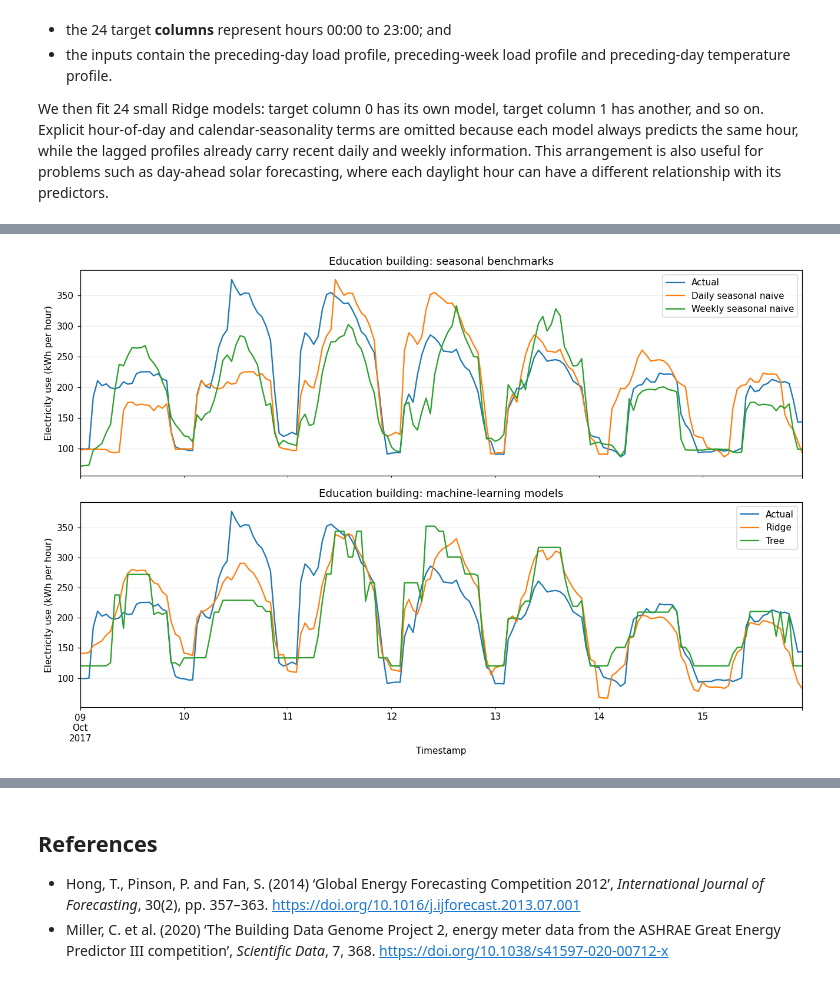
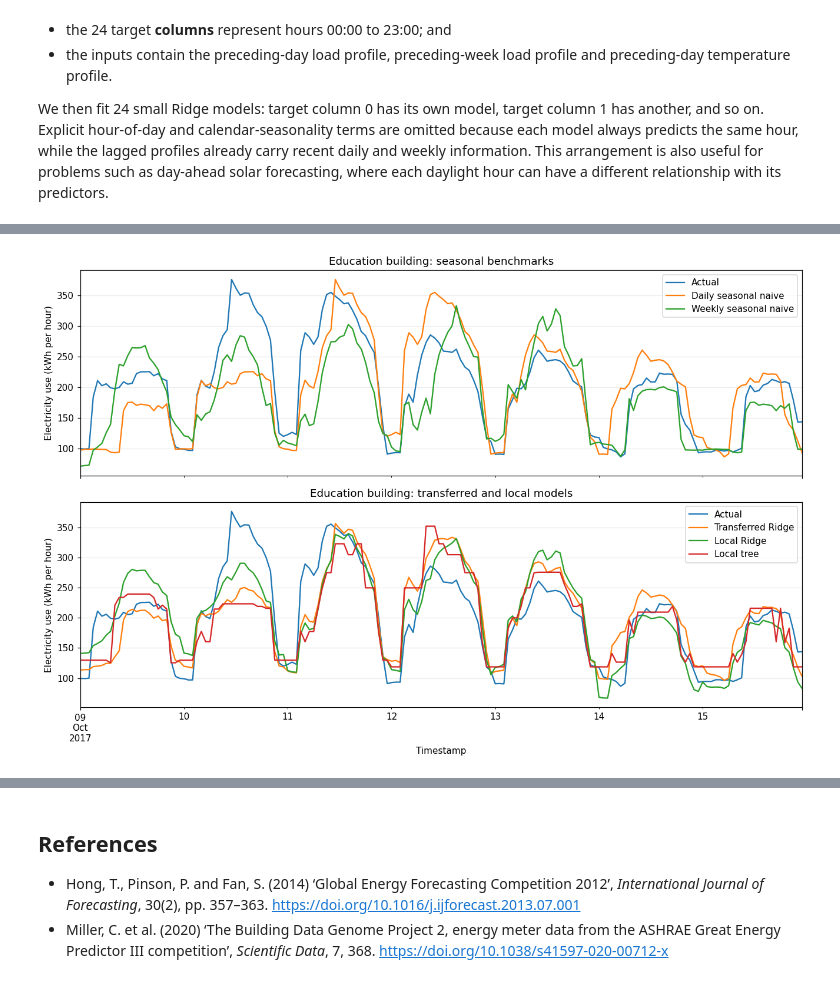
Before and after one commit to akylasstrat/BENV0169_26-27, a Jupyter notebook: tutorial_7_smart_meter_load_forecasting_solution.ipynb, the cells around one changed output, grey strips where cells are left out. Saved outputs shown, nothing was run; the diff lists cells and outputs as text; code cells hidden in the pictures.

```diff
--- a/tutorial_7_smart_meter_load_forecasting_solution.ipynb
+++ b/tutorial_7_smart_meter_load_forecasting_solution.ipynb
@@ -255,7 +267,7 @@ def make_features(data, target_column, temperature_column):
     features["target"] = data[target_column]
     features["load_lag_24"] = data[target_column].shift(24)
     features["load_lag_168"] = data[target_column].shift(168)
-    features["temperature_lag_24"] = data[temperature_column].shift(24)
+    features["temperature_persistence_c"] = data[temperature_column].shift(24)
 
     hour = features.index.hour
     day_of_week = features.index.dayofweek
@@ -271,7 +283,7 @@ def make_features(data, target_column, temperature_column):
 BASE_FEATURES = [
     "load_lag_24",
     "load_lag_168",
-    "temperature_lag_24",
+    "temperature_persistence_c",
     "is_weekend",
 ]
 
@@ -284,15 +296,17 @@ CYCLICAL_FEATURES = BASE_FEATURES + [
 
 INTEGER_FEATURES = BASE_FEATURES + ["hour", "day_of_week"]
 
-# The pooled Ridge, single tree and building example use cyclical features.
-FEATURE_COLUMNS = CYCLICAL_FEATURES
+# Linear Ridge uses smooth cyclical encodings. Both tree models use the same
+# compact integer calendar representation.
+RIDGE_FEATURES = CYCLICAL_FEATURES
+TREE_FEATURES = INTEGER_FEATURES
 
 # The hour-specific Ridge model uses daily profiles of these lagged inputs.
 # It does not need explicit hour or calendar encodings.
 HOURLY_RIDGE_INPUTS = [
     "load_lag_24",
     "load_lag_168",
-    "temperature_lag_24",
+    "temperature_persistence_c",
 ]
 
 system_features = make_features(system_data, "load_mw", "air_temperature_c")
@@ -703,24 +767,26 @@ Negative forecasts before projection:
 # %%
 building_plot_week = building_forecasts.loc["2017-10-09":"2017-10-15"]
 
 fig, axes = plt.subplots(2, 1, figsize=(12, 8), sharex=True)
 building_plot_week[["Actual", "Daily seasonal naive", "Weekly seasonal naive"]].plot(ax=axes[0])
 axes[0].set(
     title="Education building: seasonal benchmarks",
     ylabel="Electricity use (kWh per hour)",
     xlabel="",
 )
 
-building_plot_week[["Actual", "Ridge", "Tree"]].plot(ax=axes[1])
+building_plot_week[
+    ["Actual", "Transferred Ridge", "Local Ridge", "Local tree"]
+].plot(ax=axes[1])
 axes[1].set(
-    title="Education building: machine-learning models",
+    title="Education building: transferred and local models",
     ylabel="Electricity use (kWh per hour)",
     xlabel="Timestamp",
 )
 plt.tight_layout()
 plt.show()
 # %% [output]
-[figure, old version]
+[figure, new version]
 # %% [markdown]
 ## 9. Interpretation questions
 
```
Also changed, not shown: parts of 16 cells of this notebook, 5 other files.
